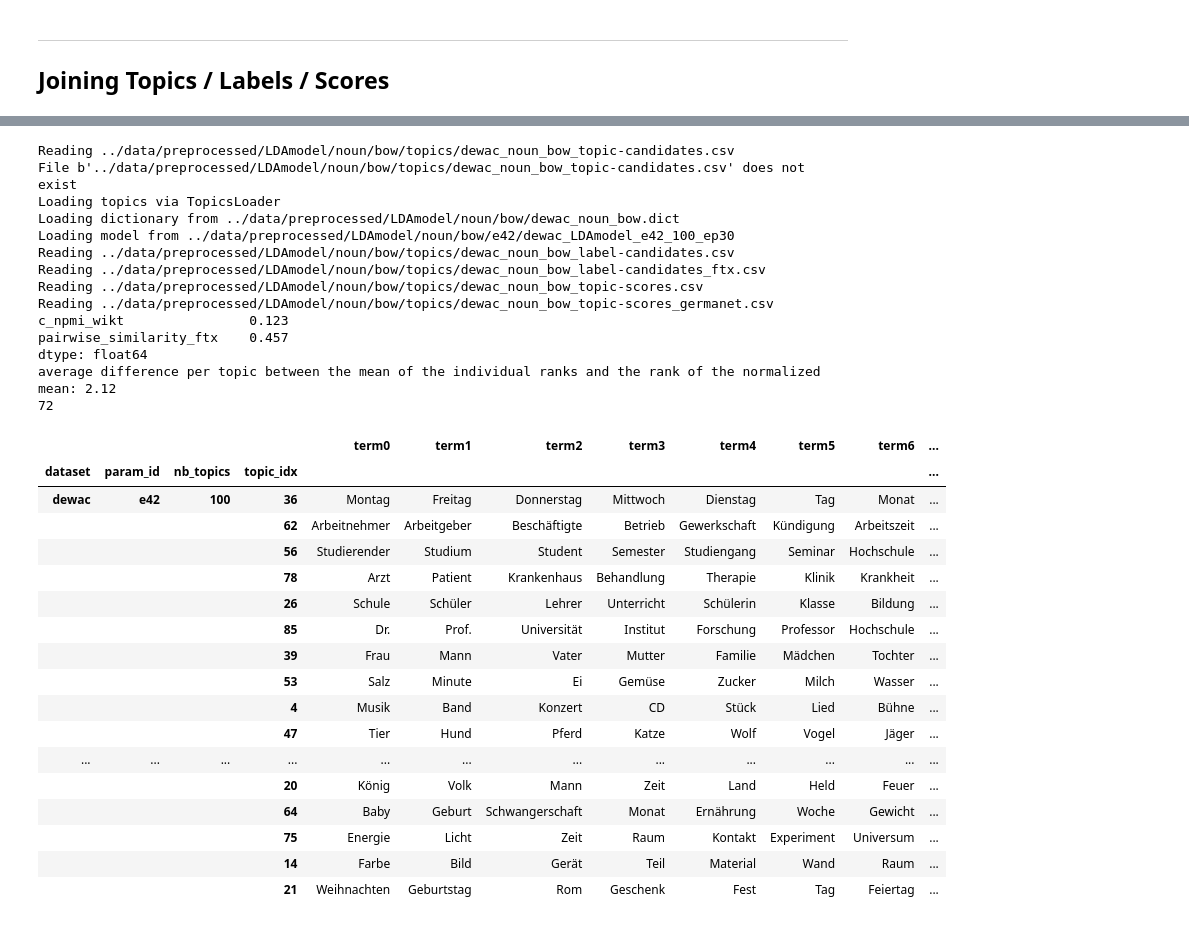
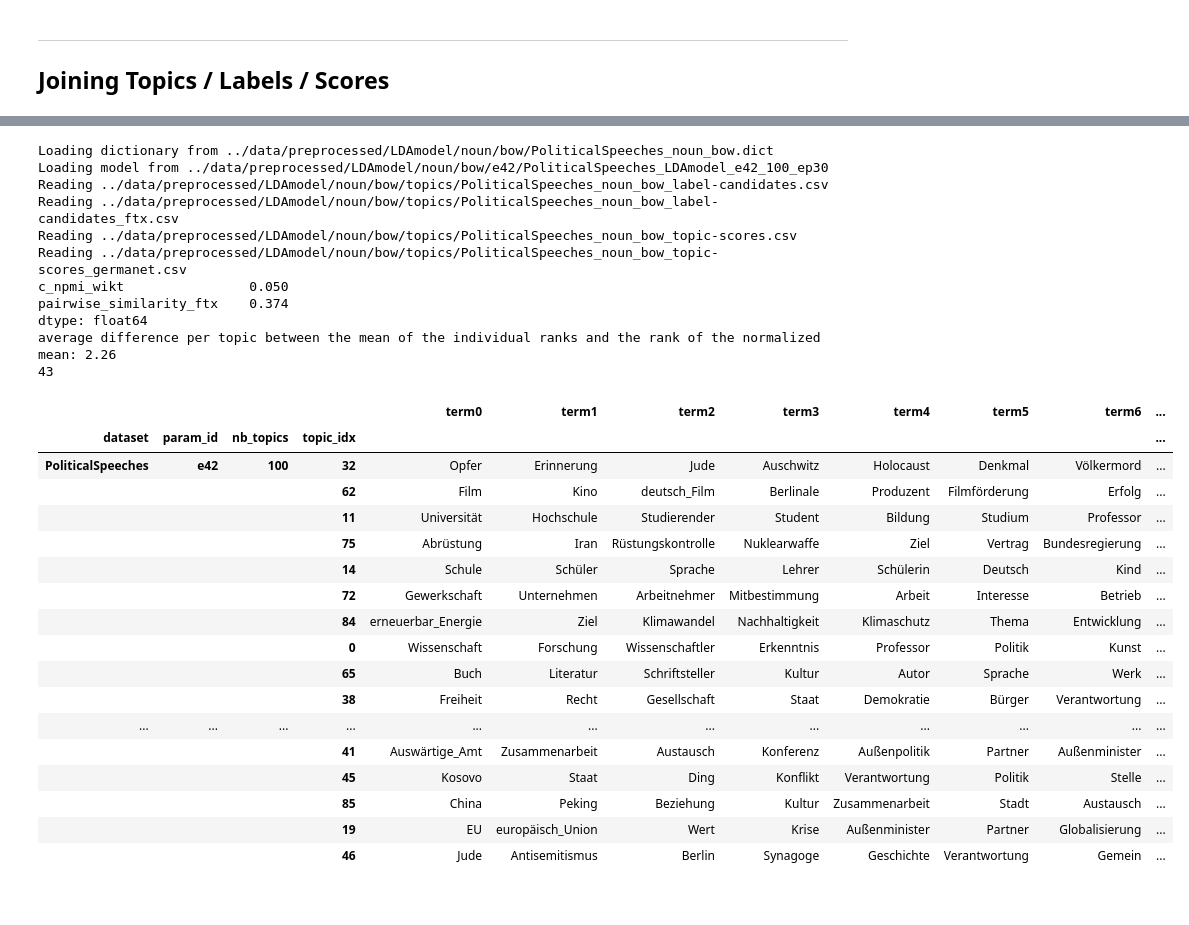
Before and after one commit to andifunke/topic-labeling, a Jupyter notebook: topic_selection.ipynb, the cells around one changed output, grey strips where cells are left out. Saved outputs shown, nothing was run; the diff lists cells and outputs as text; code cells hidden in the pictures.

```diff
--- a/topic_selection.ipynb
+++ b/topic_selection.ipynb
@@ -77,35 +98,33 @@ def combine(dataset, min_regular_terms=6, min_cnpmi=0, min_pairsim=0.3):
 # %%
-combine('dewac', min_regular_terms=7, min_cnpmi=0.05, min_pairsim=0.3)
+dfp = combine('p', min_regular_terms=7, min_cnpmi=0.05, min_pairsim=0.3)
+dfp
 # %% [output]
-Reading ../data/preprocessed/LDAmodel/noun/bow/topics/dewac_noun_bow_topic-candidates.csv
-File b'../data/preprocessed/LDAmodel/noun/bow/topics/dewac_noun_bow_topic-candidates.csv' does not exist
-Loading topics via TopicsLoader
-Loading dictionary from ../data/preprocessed/LDAmodel/noun/bow/dewac_noun_bow.dict
-Loading model from ../data/preprocessed/LDAmodel/noun/bow/e42/dewac_LDAmodel_e42_100_ep30
-Reading ../data/preprocessed/LDAmodel/noun/bow/topics/dewac_noun_bow_label-candidates.csv
-Reading ../data/preprocessed/LDAmodel/noun/bow/topics/dewac_noun_bow_label-candidates_ftx.csv
-Reading ../data/preprocessed/LDAmodel/noun/bow/topics/dewac_noun_bow_topic-scores.csv
-Reading ../data/preprocessed/LDAmodel/noun/bow/topics/dewac_noun_bow_topic-scores_germanet.csv
-c_npmi_wikt                0.123
-pairwise_similarity_ftx    0.457
+Loading dictionary from ../data/preprocessed/LDAmodel/noun/bow/PoliticalSpeeches_noun_bow.dict
+Loading model from ../data/preprocessed/LDAmodel/noun/bow/e42/PoliticalSpeeches_LDAmodel_e42_100_ep30
+Reading ../data/preprocessed/LDAmodel/noun/bow/topics/PoliticalSpeeches_noun_bow_label-candidates.csv
+Reading ../data/preprocessed/LDAmodel/noun/bow/topics/PoliticalSpeeches_noun_bow_label-candidates_ftx.csv
+Reading ../data/preprocessed/LDAmodel/noun/bow/topics/PoliticalSpeeches_noun_bow_topic-scores.csv
+Reading ../data/preprocessed/LDAmodel/noun/bow/topics/PoliticalSpeeches_noun_bow_topic-scores_germanet.csv
+c_npmi_wikt                0.050
+pairwise_similarity_ftx    0.374
 dtype: float64
-average difference per topic between the mean of the individual ranks and the rank of the normalized mean: 2.12
-72
+average difference per topic between the mean of the individual ranks and the rank of the normalized mean: 2.26
+43
 |  |  |  |  | term0 | term1 | term2 | term3 | term4 | term5 | term6 | ... |
 | dataset | param_id | nb_topics | topic_idx |  |  |  |  |  |  |  | ... |
-| dewac | e42 | 100 | 36 | Montag | Freitag | Donnerstag | Mittwoch | Dienstag | Tag | Monat | ... |
-|  |  |  | 62 | Arbeitnehmer | Arbeitgeber | Beschäftigte | Betrieb | Gewerkschaft | Kündigung | Arbeitszeit | ... |
-|  |  |  | 56 | Studierender | Studium | Student | Semester | Studiengang | Seminar | Hochschule | ... |
-|  |  |  | 78 | Arzt | Patient | Krankenhaus | Behandlung | Therapie | Klinik | Krankheit | ... |
-|  |  |  | 26 | Schule | Schüler | Lehrer | Unterricht | Schülerin | Klasse | Bildung | ... |
-|  |  |  | 85 | Dr. | Prof. | Universität | Institut | Forschung | Professor | Hochschule | ... |
-|  |  |  | 39 | Frau | Mann | Vater | Mutter | Familie | Mädchen | Tochter | ... |
-|  |  |  | 53 | Salz | Minute | Ei | Gemüse | Zucker | Milch | Wasser | ... |
-|  |  |  | 4 | Musik | Band | Konzert | CD | Stück | Lied | Bühne | ... |
-|  |  |  | 47 | Tier | Hund | Pferd | Katze | Wolf | Vogel | Jäger | ... |
+| PoliticalSpeeches | e42 | 100 | 32 | Opfer | Erinnerung | Jude | Auschwitz | Holocaust | Denkmal | Völkermord | ... |
+|  |  |  | 62 | Film | Kino | deutsch_Film | Berlinale | Produzent | Filmförderung | Erfolg | ... |
+|  |  |  | 11 | Universität | Hochschule | Studierender | Student | Bildung | Studium | Professor | ... |
+|  |  |  | 75 | Abrüstung | Iran | Rüstungskontrolle | Nuklearwaffe | Ziel | Vertrag | Bundesregierung | ... |
+|  |  |  | 14 | Schule | Schüler | Sprache | Lehrer | Schülerin | Deutsch | Kind | ... |
+|  |  |  | 72 | Gewerkschaft | Unternehmen | Arbeitnehmer | Mitbestimmung | Arbeit | Interesse | Betrieb | ... |
+|  |  |  | 84 | erneuerbar_Energie | Ziel | Klimawandel | Nachhaltigkeit | Klimaschutz | Thema | Entwicklung | ... |
+|  |  |  | 0 | Wissenschaft | Forschung | Wissenschaftler | Erkenntnis | Professor | Politik | Kunst | ... |
+|  |  |  | 65 | Buch | Literatur | Schriftsteller | Kultur | Autor | Sprache | Werk | ... |
+|  |  |  | 38 | Freiheit | Recht | Gesellschaft | Staat | Demokratie | Bürger | Verantwortung | ... |
 | ... | ... | ... | ... | ... | ... | ... | ... | ... | ... | ... | ... |
-|  |  |  | 20 | König | Volk | Mann | Zeit | Land | Held | Feuer | ... |
-|  |  |  | 64 | Baby | Geburt | Schwangerschaft | Monat | Ernährung | Woche | Gewicht | ... |
-|  |  |  | 75 | Energie | Licht | Zeit | Raum | Kontakt | Experiment | Universum | ... |
-|  |  |  | 14 | Farbe | Bild | Gerät | Teil | Material | Wand | Raum | ... |
-|  |  |  | 21 | Weihnachten | Geburtstag | Rom | Geschenk | Fest | Tag | Feiertag | ... |
+|  |  |  | 41 | Auswärtige_Amt | Zusammenarbeit | Austausch | Konferenz | Außenpolitik | Partner | Außenminister | ... |
+|  |  |  | 45 | Kosovo | Staat | Ding | Konflikt | Verantwortung | Politik | Stelle | ... |
+|  |  |  | 85 | China | Peking | Beziehung | Kultur | Zusammenarbeit | Stadt | Austausch | ... |
+|  |  |  | 19 | EU | europäisch_Union | Wert | Krise | Außenminister | Partner | Globalisierung | ... |
+|  |  |  | 46 | Jude | Antisemitismus | Berlin | Synagoge | Geschichte | Verantwortung | Gemein | ... |
```
Also changed, not shown: parts of 15 cells of this notebook, 1 other file.
